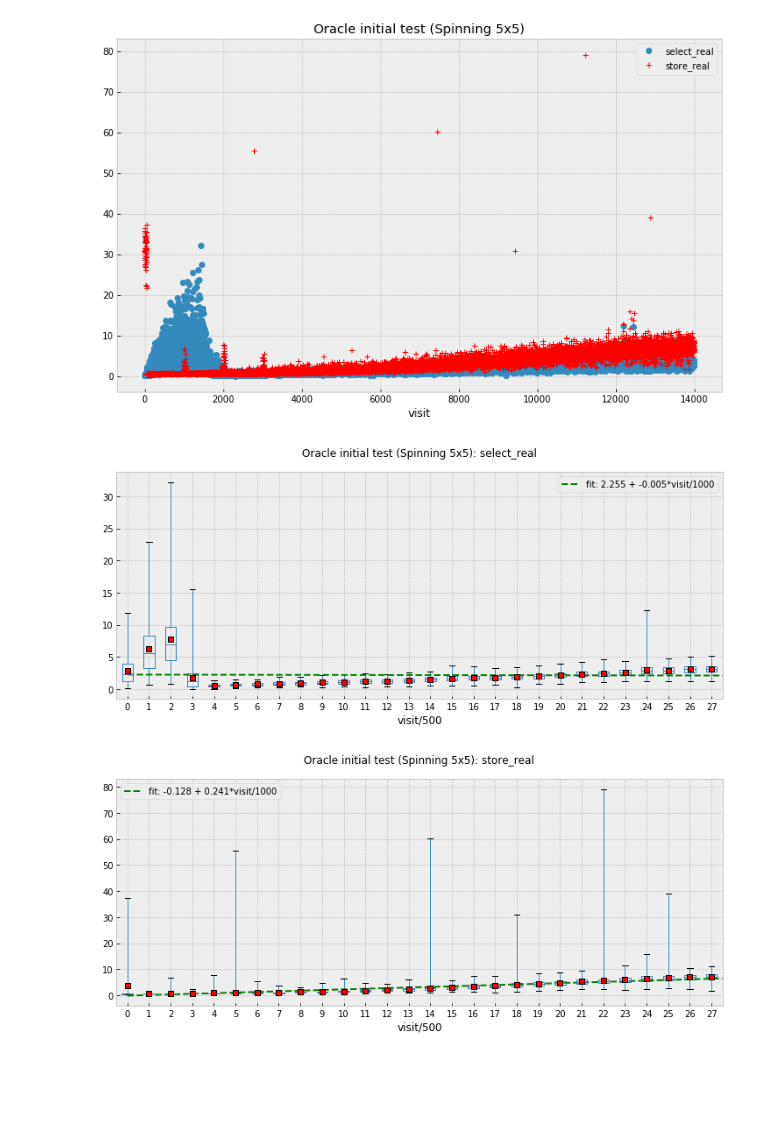
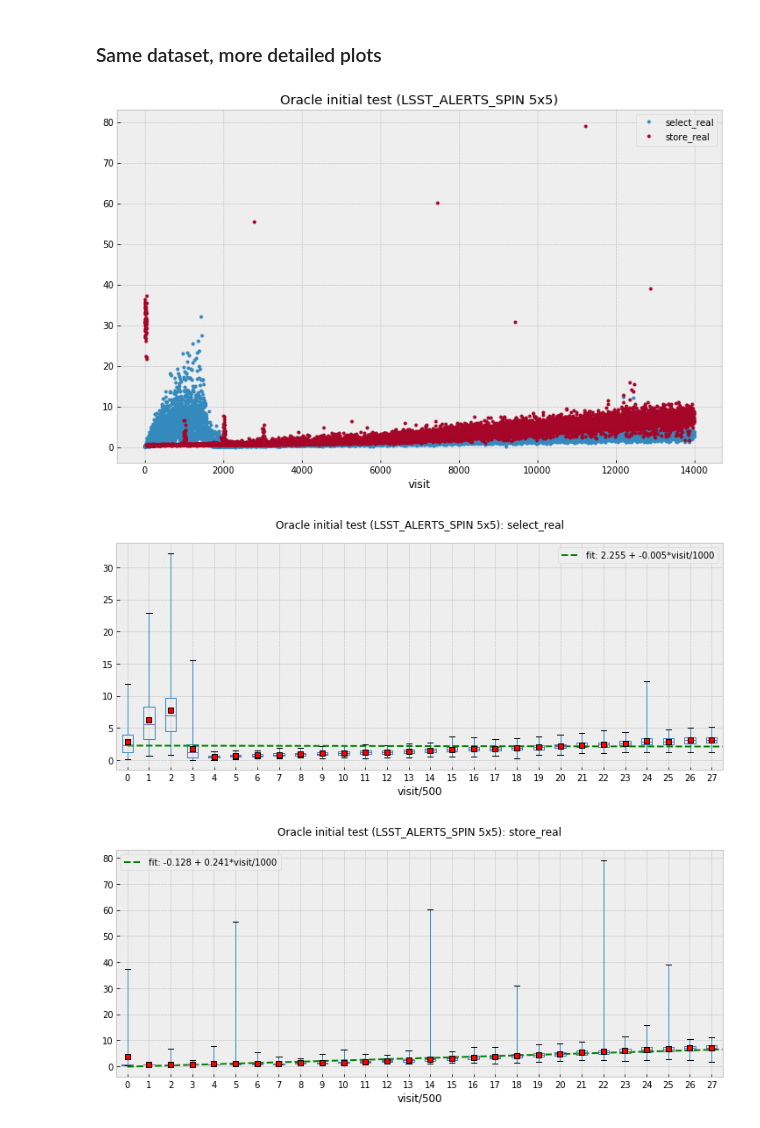
Before and after one commit to lsst-dm/l1dbproto-notebooks, a Jupyter notebook: DM-14712 Oracle initial test.ipynb, the cells around one changed output. Cells and saved outputs as stored; diff of their text form; code cells hidden in the pictures; blank space fills up the shorter version.

```diff
--- a/DM-14712 Oracle initial test.ipynb
+++ b/DM-14712 Oracle initial test.ipynb
@@ -7,3 +6,8 @@ import plots
+# %%
+import matplotlib.pyplot as plt
+plt.style.use('bmh')
+
+import plots
 # %% [markdown]
 ## First test with 5x5 tiles
 
@@ -56,8 +72,10 @@ ds = plots.do_plots("data/dm-14712-oracle-spin-5x5.csv.gz", "Oracle initial test
 [figure]
+# %% [markdown]
+### Same dataset, more detailed plots
 # %%
-ds = plots.do_plots_all("data/dm-14712-oracle-spin-5x5.csv.gz", "Oracle initial test (Spinning 5x5)",
-                    bin=500, filter_count=True)
+ds = plots.do_plots_all("data/dm-14712-oracle-spin-5x5.csv.gz", "Oracle initial test (LSST_ALERTS_SPIN 5x5)",
+                        bin=500, filter_count=True)
 # %% [output]
-[figure, old version]
+[figure, new version]
-[figure, old version]
+[figure, new version]
-[figure, old version]
+[figure, new version]
```
Also changed, not shown: parts of 14 cells of this notebook, 7 other files.
